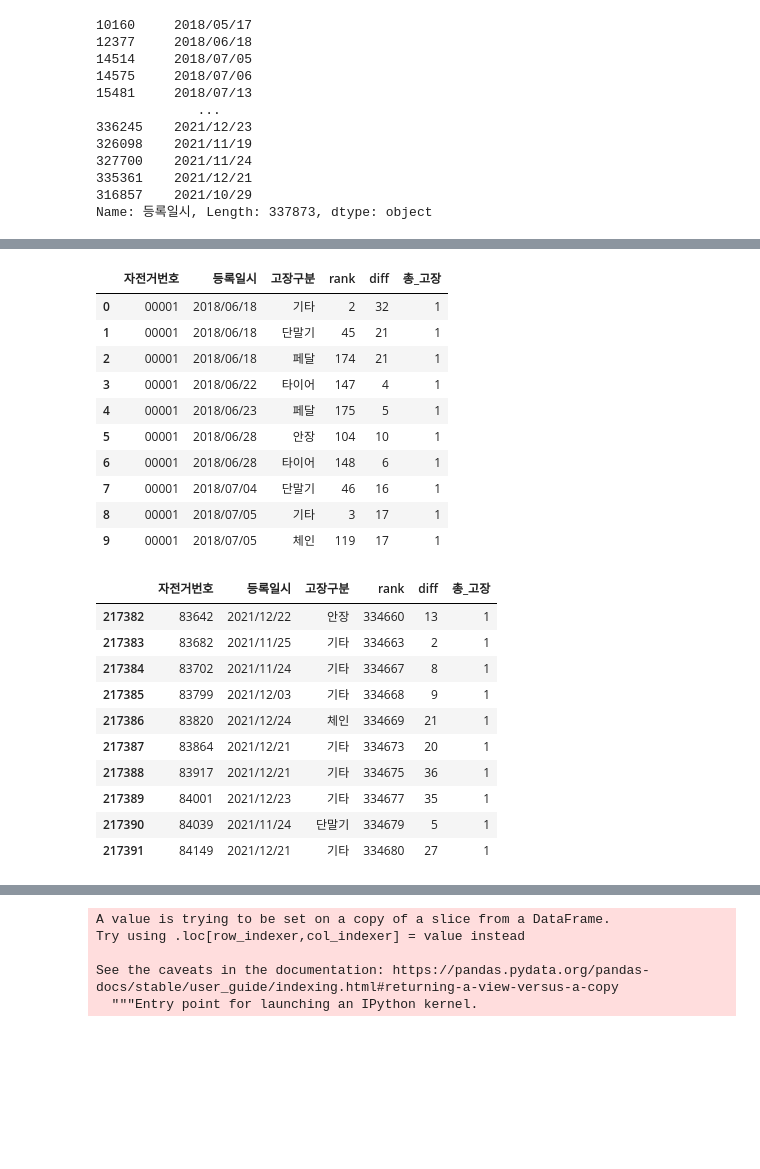
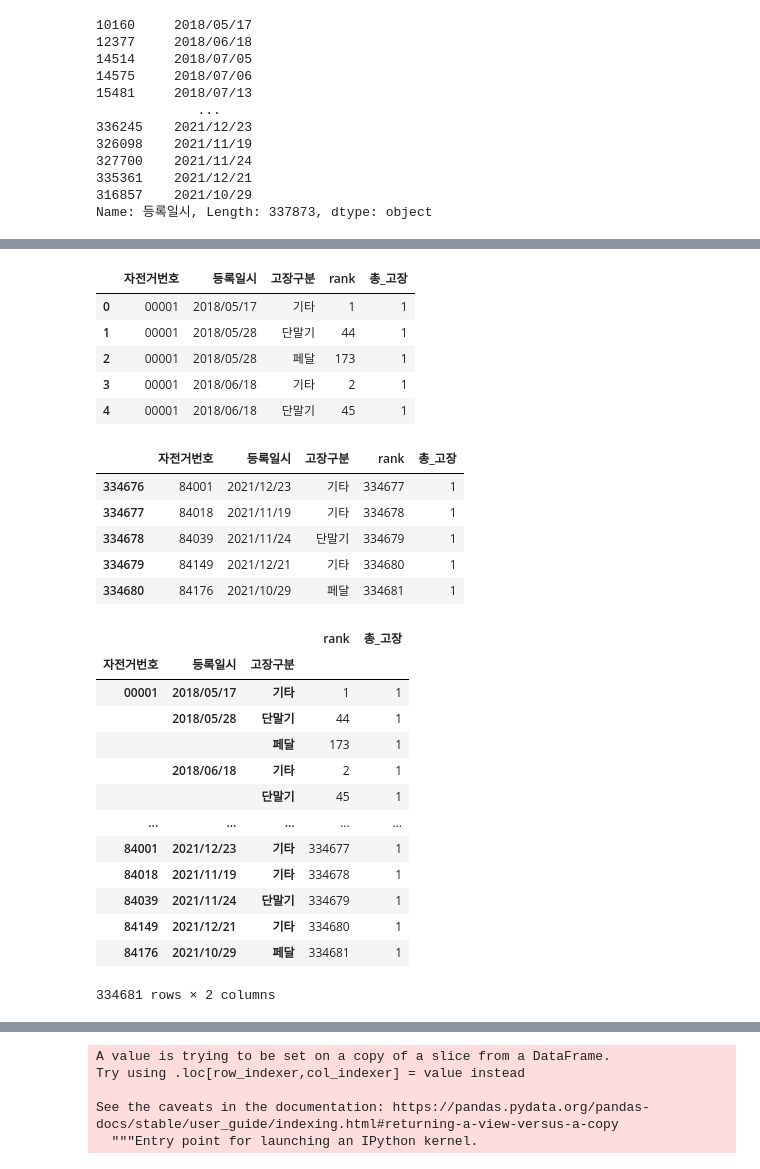
Before and after one commit to jwpark0625/ML_Project, a Jupyter notebook: 지현/breakdown_preprocessing.ipynb, the cells around one changed output, grey strips where cells are left out. Saved outputs shown, nothing was run; the diff lists cells and outputs as text; code cells hidden in the pictures; blank space fills up the shorter version.

```diff
--- a/지현/breakdown_preprocessing.ipynb
+++ b/지현/breakdown_preprocessing.ipynb
@@ -259,3 +244,0 @@ df_break['diff'] = (df_break.등록일시 - df_break.등록일시.shift())
-# %%
-#timedelta to string
-df_break['diff'] = df_break['diff'].astype(str)
@@ -268,2 +244,0 @@ SPB-00002
-# %%
-df_break['diff'] = df_break['diff'].str.split(' ').str[0]
@@ -357,13 +305,0 @@ df_break
-# %%
-#NaT 결측치를 -99로 대체. (타입 통일 후, 형 변환을 위해)
-df_break['diff'] = df_break['diff'].replace(['NaT'], '-99')
-# %%
-#조건문을 위한 타입변경
-df_break['diff'] = df_break['diff'].astype(int)
-
-# diff가 0이상인 애들만 따로 저장
-diff_positive_num = df_break['diff'] > 0
-
-#조건에 충족되는 값을 df_break에 저장.
-df_break = df_break[diff_positive_num & df_break['고장구분'] == 1]
-df_break
@@ -438,30 +347,20 @@ memory usage: 6.0+ MB
 # %%
 df_group_reset = df_group.reset_index()
 # %%
-df_group_reset.head(10)
+df_group_reset.head()
 # %% [output]
-|  | 자전거번호 | 등록일시 | 고장구분 | rank | diff | 총_고장 |
-| 0 | 00001 | 2018/06/18 | 기타 | 2 | 32 | 1 |
-| 1 | 00001 | 2018/06/18 | 단말기 | 45 | 21 | 1 |
-| 2 | 00001 | 2018/06/18 | 페달 | 174 | 21 | 1 |
-| 3 | 00001 | 2018/06/22 | 타이어 | 147 | 4 | 1 |
-| 4 | 00001 | 2018/06/23 | 페달 | 175 | 5 | 1 |
-| 5 | 00001 | 2018/06/28 | 안장 | 104 | 10 | 1 |
-| 6 | 00001 | 2018/06/28 | 타이어 | 148 | 6 | 1 |
-| 7 | 00001 | 2018/07/04 | 단말기 | 46 | 16 | 1 |
-| 8 | 00001 | 2018/07/05 | 기타 | 3 | 17 | 1 |
-| 9 | 00001 | 2018/07/05 | 체인 | 119 | 17 | 1 |
+|  | 자전거번호 | 등록일시 | 고장구분 | rank | 총_고장 |
+| 0 | 00001 | 2018/05/17 | 기타 | 1 | 1 |
+| 1 | 00001 | 2018/05/28 | 단말기 | 44 | 1 |
+| 2 | 00001 | 2018/05/28 | 페달 | 173 | 1 |
+| 3 | 00001 | 2018/06/18 | 기타 | 2 | 1 |
+| 4 | 00001 | 2018/06/18 | 단말기 | 45 | 1 |
 # %%
-df_group_reset.tail(10)
+df_group_reset.tail()
 # %% [output]
-|  | 자전거번호 | 등록일시 | 고장구분 | rank | diff | 총_고장 |
-| 217382 | 83642 | 2021/12/22 | 안장 | 334660 | 13 | 1 |
-| 217383 | 83682 | 2021/11/25 | 기타 | 334663 | 2 | 1 |
-| 217384 | 83702 | 2021/11/24 | 기타 | 334667 | 8 | 1 |
-| 217385 | 83799 | 2021/12/03 | 기타 | 334668 | 9 | 1 |
-| 217386 | 83820 | 2021/12/24 | 체인 | 334669 | 21 | 1 |
-| 217387 | 83864 | 2021/12/21 | 기타 | 334673 | 20 | 1 |
-| 217388 | 83917 | 2021/12/21 | 기타 | 334675 | 36 | 1 |
-| 217389 | 84001 | 2021/12/23 | 기타 | 334677 | 35 | 1 |
-| 217390 | 84039 | 2021/11/24 | 단말기 | 334679 | 5 | 1 |
-| 217391 | 84149 | 2021/12/21 | 기타 | 334680 | 27 | 1 |
+|  | 자전거번호 | 등록일시 | 고장구분 | rank | 총_고장 |
+| 334676 | 84001 | 2021/12/23 | 기타 | 334677 | 1 |
+| 334677 | 84018 | 2021/11/19 | 기타 | 334678 | 1 |
+| 334678 | 84039 | 2021/11/24 | 단말기 | 334679 | 1 |
+| 334679 | 84149 | 2021/12/21 | 기타 | 334680 | 1 |
+| 334680 | 84176 | 2021/10/29 | 페달 | 334681 | 1 |
@@ -471,2 +367,18 @@ df_group_reset.tail(10)
 # %%
 df_group_new = df_group
+df_group_new
+# %% [output]
+|  |  |  | rank | 총_고장 |
+| 자전거번호 | 등록일시 | 고장구분 |  |  |
+| 00001 | 2018/05/17 | 기타 | 1 | 1 |
+|  | 2018/05/28 | 단말기 | 44 | 1 |
+|  |  | 페달 | 173 | 1 |
+|  | 2018/06/18 | 기타 | 2 | 1 |
+|  |  | 단말기 | 45 | 1 |
+| ... | ... | ... | ... | ... |
+| 84001 | 2021/12/23 | 기타 | 334677 | 1 |
+| 84018 | 2021/11/19 | 기타 | 334678 | 1 |
+| 84039 | 2021/11/24 | 단말기 | 334679 | 1 |
+| 84149 | 2021/12/21 | 기타 | 334680 | 1 |
+| 84176 | 2021/10/29 | 페달 | 334681 | 1 |
+334681 rows × 2 columns
```
Also changed, not shown: parts of 90 cells of this notebook.
